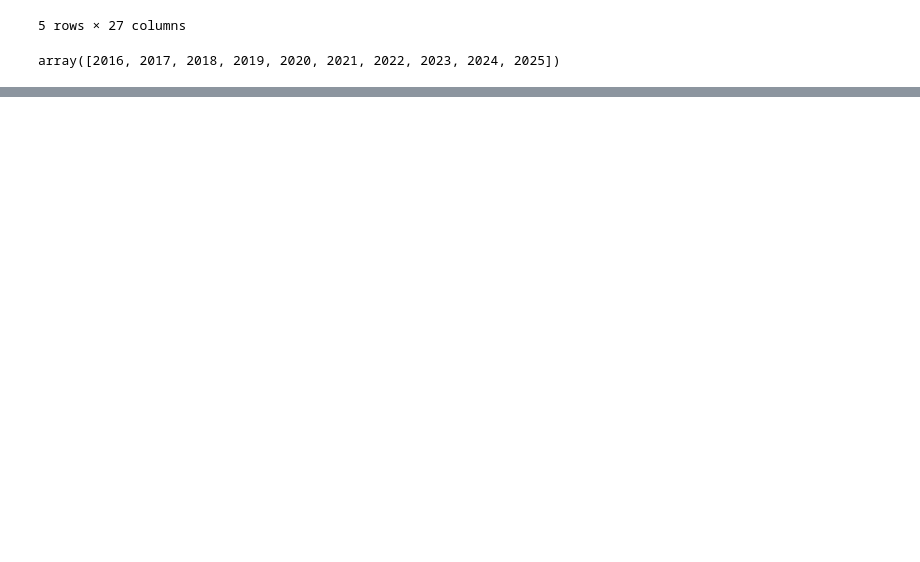
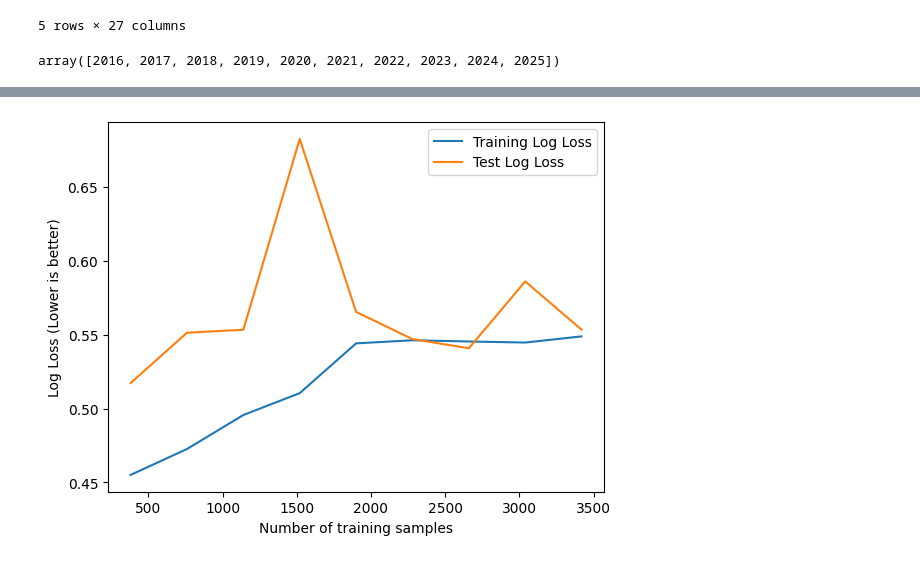
Before and after one commit to DSPRO1/epl-match-outcome-predictor, a Jupyter notebook: notebooks/xgboost_model_prediction.ipynb, the cells around one changed output, grey strips where cells are left out. Saved outputs shown, nothing was run; the diff lists cells and outputs as text; code cells hidden in the pictures; blank space fills up the shorter version.

```diff
--- a/notebooks/xgboost_model_prediction.ipynb
+++ b/notebooks/xgboost_model_prediction.ipynb
@@ -86,0 +116,11 @@ print(f"RandomForstClassifier(n_estimators=500, max_depth=50) "
+# %%
+import matplotlib.pyplot as plt
+
+plt.plot(train_sizes, train_scores, label="Training Log Loss")
+plt.plot(train_sizes, test_scores, label="Test Log Loss")
+plt.xlabel("Number of training samples")
+plt.ylabel("Log Loss (Lower is better)")
+plt.legend()
+plt.show()
+# %% [output]
+[figure, added]
```
Also changed, not shown: parts of 5 cells of this notebook, 6 other files.
